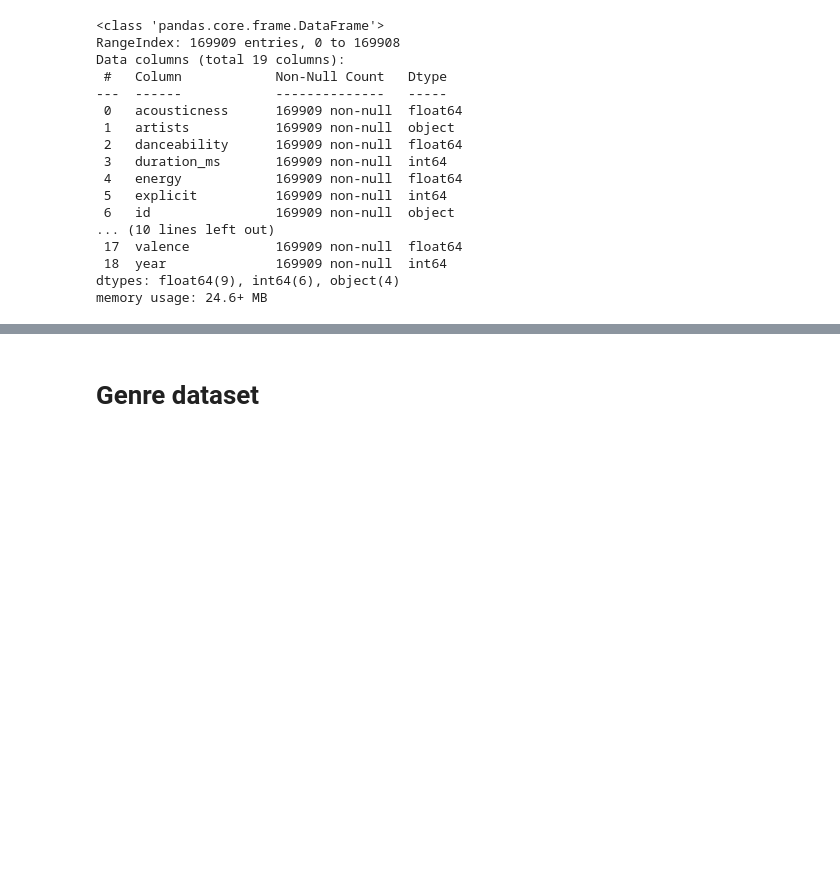
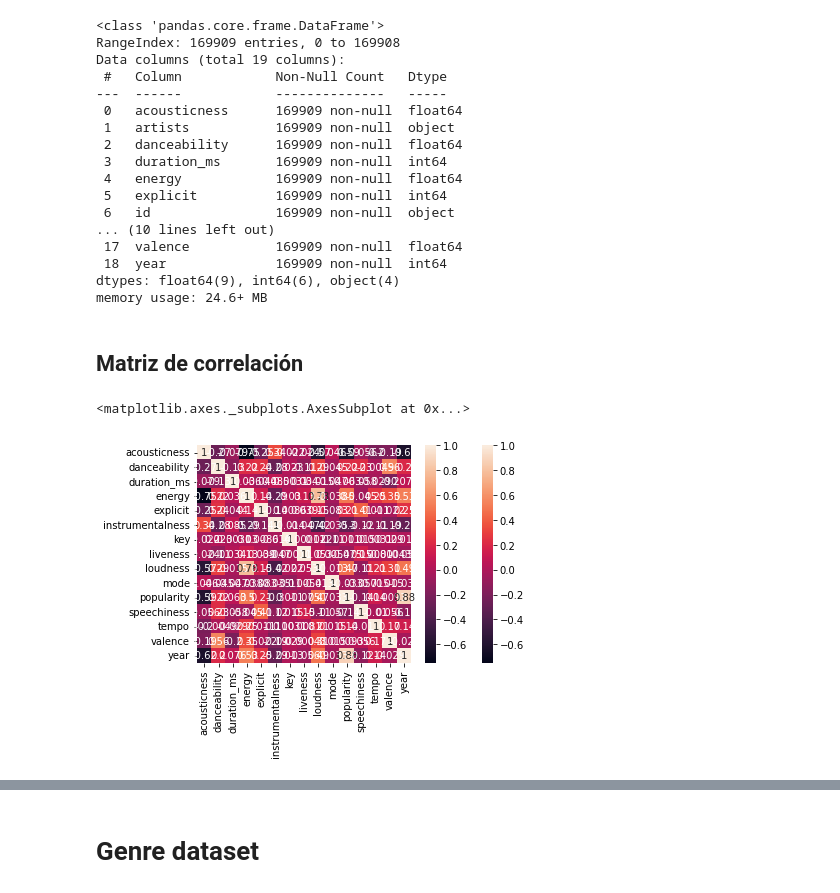
Before and after one commit to danielasenraoka/music_evolution, a Jupyter notebook: exploratory_anaysis.ipynb, the cells around one changed output, grey strips where cells are left out. Saved outputs shown, nothing was run; the diff lists cells and outputs as text; code cells hidden in the pictures; blank space fills up the shorter version.

```diff
--- a/exploratory_anaysis.ipynb
+++ b/exploratory_anaysis.ipynb
@@ -224,3 +245,11 @@ Data columns (total 19 columns):
  18  year              169909 non-null  int64
 dtypes: float64(9), int64(6), object(4)
 memory usage: 24.6+ MB
+# %% [markdown]
+## Matriz de correlación
+# %%
+corr_matrix_1921_2020 = df1921_2020.corr()
+sn.heatmap(corr_matrix_1921_2020, annot=True)
+# %% [output]
+<matplotlib.axes._subplots.AxesSubplot at 0x...>
+[figure, added]
```
Also changed, not shown: parts of 13 cells of this notebook.
